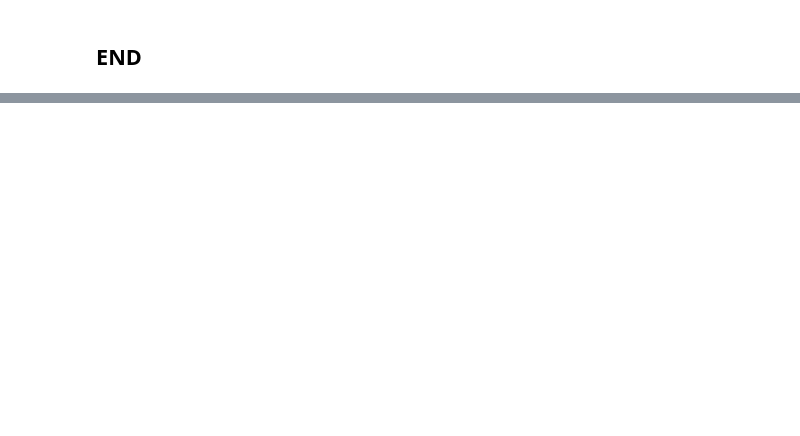
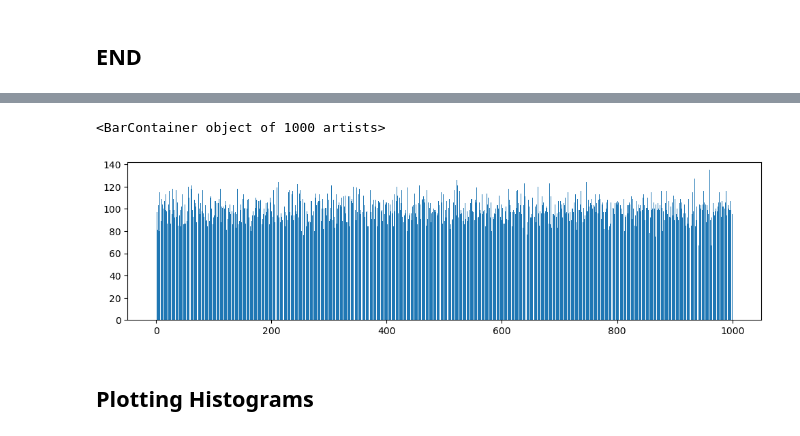
Before and after one commit to EvanPresto/fundamentals_data, a Jupyter notebook: random_num.ipynb, the cells around one changed output, grey strips where cells are left out. Drawn from its saved outputs; the diff is of its cells as text; code cells hidden in the pictures; blank space fills up the shorter version.

```diff
--- a/random_num.ipynb
+++ b/random_num.ipynb
@@ -82,6 +82,12 @@ rng.standard_normal(10)
 # %% [output]
 array([-0.83123217, -1.684029  , -0.54184951,  2.14510006,  0.79500605,
        -1.20150789, -0.74196678,  0.45395035,  0.11709543, -0.97429836])
+# %%
+low = 1
+
+high = 1000
+
+size = 100000
 # %%
 # Return random integers from low (inclusive) to high (exclusive), or if endpoint=True, low (inclusive) to high (inclusive).
-rng.integers(low=0, high=10, size=15)
+rand_ints = rng.integers(low=low, high=high + 1, size=size)
@@ -91,0 +126,13 @@ array([4, 8, 2, 9, 5, 6, 5, 2, 7, 7, 6, 4, 8, 2, 7])
+# %%
+x , counts = np.unique(rand_ints, return_counts = True)
+# %%
+#create an empty plot
+fig, ax =plt.subplots(figsize =(12,3))
+
+#plot a bar chart
+ax.bar(x,counts)
+# %% [output]
+<BarContainer object of 1000 artists>
+[figure, added]
+# %% [markdown]
+## Plotting Histograms
```
Also changed, not shown: parts of 11 cells of this notebook.
